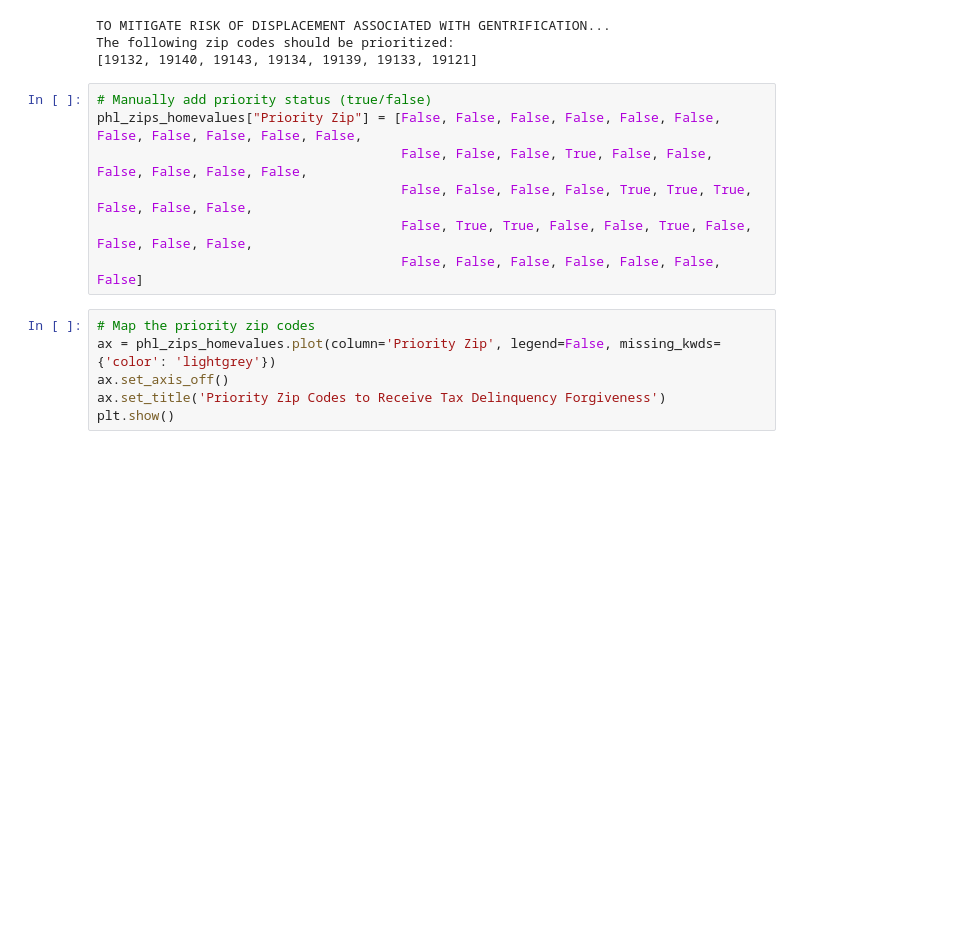
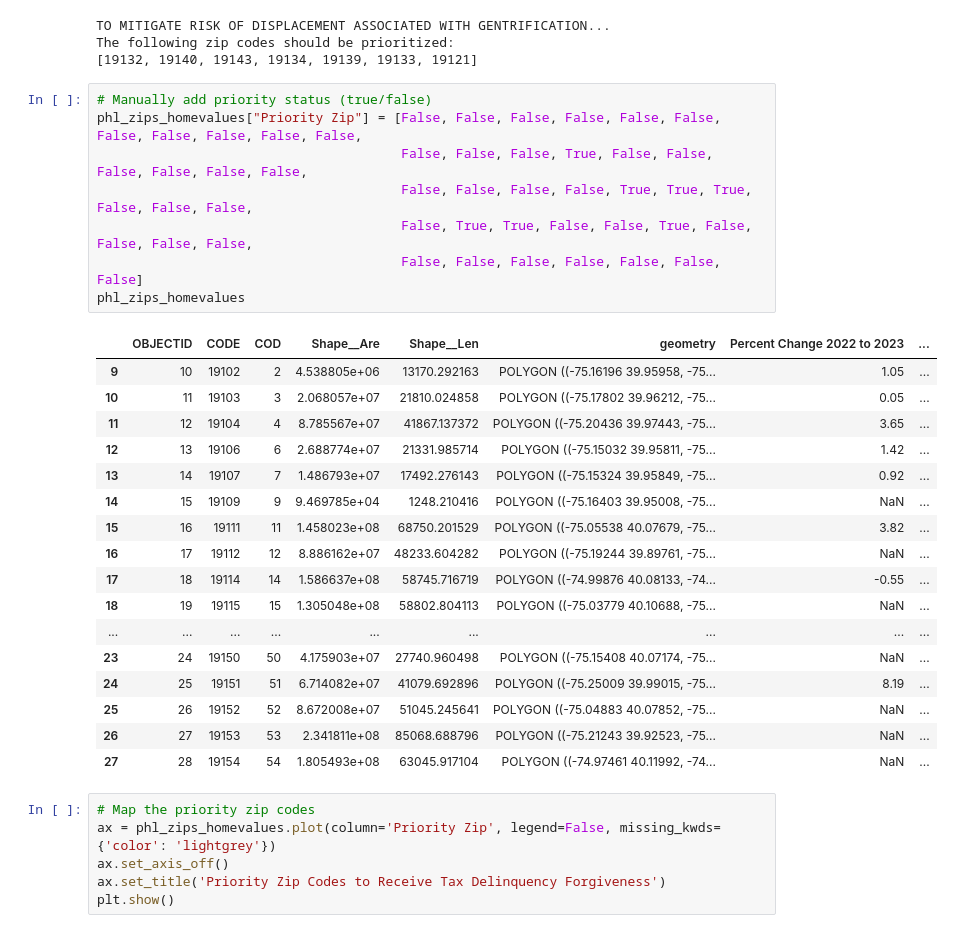
Before and after one commit to Aramed23/Project_1, a Jupyter notebook: andrew.ipynb, the cells around one changed output. Cells and saved outputs as stored; diff of their text form; blank space fills up the shorter version.

```diff
--- a/andrew.ipynb
+++ b/andrew.ipynb
@@ -377,10 +393,29 @@ The following zip codes should be prioritized:
 # %%
 # Manually add priority status (true/false)
 phl_zips_homevalues["Priority Zip"] = [False, False, False, False, False, False, False, False, False, False, False,
                                        False, False, False, True, False, False, False, False, False, False,
                                        False, False, False, False, True, True, True, False, False, False,
                                        False, True, True, False, False, True, False, False, False, False,
                                        False, False, False, False, False, False, False]
+phl_zips_homevalues
+# %% [output]
+|  | OBJECTID | CODE | COD | Shape__Are | Shape__Len | geometry | Percent Change 2022 to 2023 | ... |
+| 9 | 10 | 19102 | 2 | 4.538805e+06 | 13170.292163 | POLYGON ((-75.16196 39.95958, -75... | 1.05 | ... |
+| 10 | 11 | 19103 | 3 | 2.068057e+07 | 21810.024858 | POLYGON ((-75.17802 39.96212, -75... | 0.05 | ... |
+| 11 | 12 | 19104 | 4 | 8.785567e+07 | 41867.137372 | POLYGON ((-75.20436 39.97443, -75... | 3.65 | ... |
+| 12 | 13 | 19106 | 6 | 2.688774e+07 | 21331.985714 | POLYGON ((-75.15032 39.95811, -75... | 1.42 | ... |
+| 13 | 14 | 19107 | 7 | 1.486793e+07 | 17492.276143 | POLYGON ((-75.15324 39.95849, -75... | 0.92 | ... |
+| 14 | 15 | 19109 | 9 | 9.469785e+04 | 1248.210416 | POLYGON ((-75.16403 39.95008, -75... | NaN | ... |
+| 15 | 16 | 19111 | 11 | 1.458023e+08 | 68750.201529 | POLYGON ((-75.05538 40.07679, -75... | 3.82 | ... |
+| 16 | 17 | 19112 | 12 | 8.886162e+07 | 48233.604282 | POLYGON ((-75.19244 39.89761, -75... | NaN | ... |
+| 17 | 18 | 19114 | 14 | 1.586637e+08 | 58745.716719 | POLYGON ((-74.99876 40.08133, -74... | -0.55 | ... |
+| 18 | 19 | 19115 | 15 | 1.305048e+08 | 58802.804113 | POLYGON ((-75.03779 40.10688, -75... | NaN | ... |
+| ... | ... | ... | ... | ... | ... | ... | ... | ... |
+| 23 | 24 | 19150 | 50 | 4.175903e+07 | 27740.960498 | POLYGON ((-75.15408 40.07174, -75... | NaN | ... |
+| 24 | 25 | 19151 | 51 | 6.714082e+07 | 41079.692896 | POLYGON ((-75.25009 39.99015, -75... | 8.19 | ... |
+| 25 | 26 | 19152 | 52 | 8.672008e+07 | 51045.245641 | POLYGON ((-75.04883 40.07852, -75... | NaN | ... |
+| 26 | 27 | 19153 | 53 | 2.341811e+08 | 85068.688796 | POLYGON ((-75.21243 39.92523, -75... | NaN | ... |
+| 27 | 28 | 19154 | 54 | 1.805493e+08 | 63045.917104 | POLYGON ((-74.97461 40.11992, -74... | NaN | ... |
 # %%
 # Map the priority zip codes
 ax = phl_zips_homevalues.plot(column='Priority Zip', legend=False, missing_kwds={'color': 'lightgrey'})
```
Also changed, not shown: parts of 1 cell of this notebook, 1 other file.
